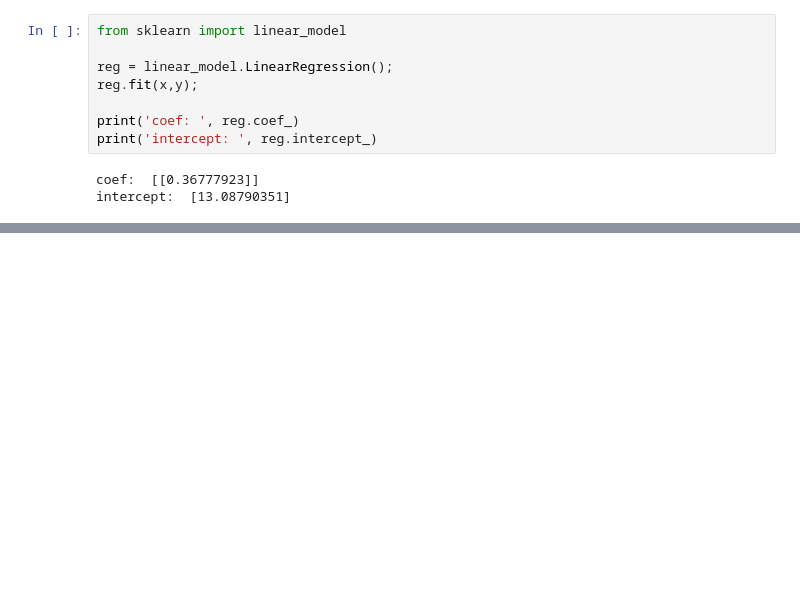
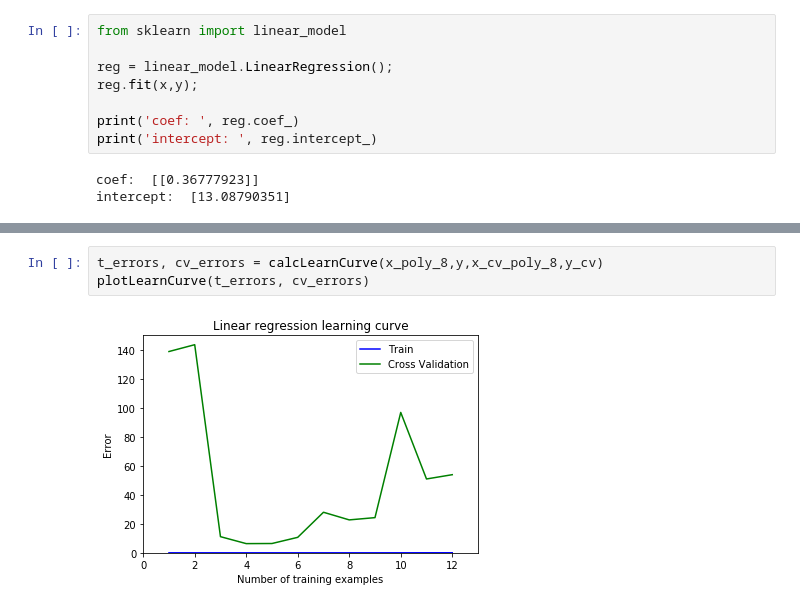
Before and after one commit to jamelouis/machine-learning, a Jupyter notebook: machine-learning-ex5/regulared_linear_regression.ipynb, the cells around one changed output, grey strips where cells are left out. Cells and saved outputs as stored; diff of their text form; blank space fills up the shorter version.

```diff
--- a/machine-learning-ex5/regulared_linear_regression.ipynb
+++ b/machine-learning-ex5/regulared_linear_regression.ipynb
@@ -107,0 +138,5 @@ array([0, 1, 2, 3, 4, 5, 6, 7, 8, 9])
+# %%
+t_errors, cv_errors = calcLearnCurve(x_poly_8,y,x_cv_poly_8,y_cv)
+plotLearnCurve(t_errors, cv_errors)
+# %% [output]
+[figure, added]
```
Also changed, not shown: parts of 6 cells of this notebook.
